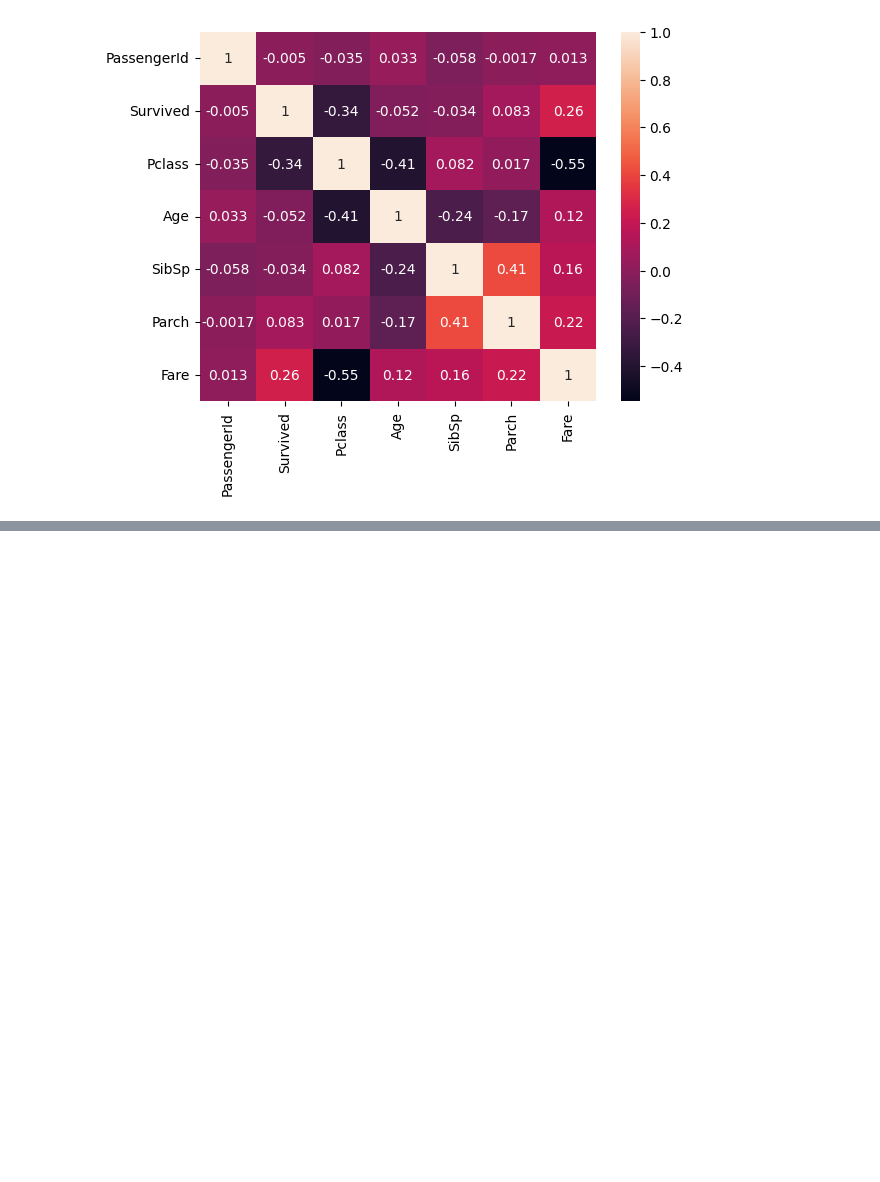
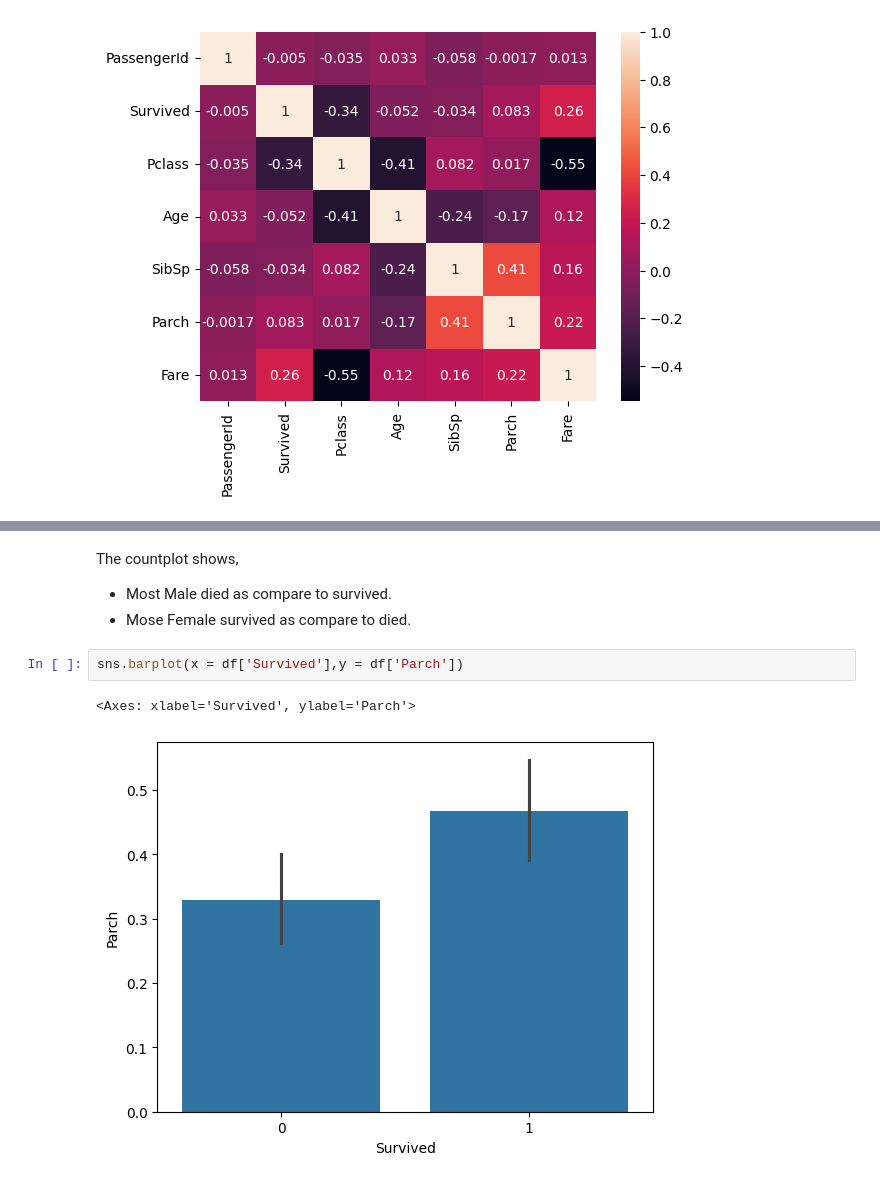
Before and after one commit to ashmi721/Data_Science_Class, a Jupyter notebook: Machine Learning/Supervised/Classification/DecisionTree_classifier.ipynb, the cells around one changed output, grey strips where cells are left out. Cells and saved outputs as stored; diff of their text form; blank space fills up the shorter version.

```diff
--- a/Machine Learning/Supervised/Classification/DecisionTree_classifier.ipynb
+++ b/Machine Learning/Supervised/Classification/DecisionTree_classifier.ipynb
@@ -189,0 +202,10 @@ sns.heatmap(df.corr(numeric_only=True),annot=True)
+# %% [markdown]
+The countplot shows,
+
+* Most Male died as compare to survived.
+* Mose Female survived as compare to died.
+# %%
+sns.barplot(x = df['Survived'],y = df['Parch'])
+# %% [output]
+<Axes: xlabel='Survived', ylabel='Parch'>
+[figure, added]
```
Also changed, not shown: parts of 15 cells of this notebook.
